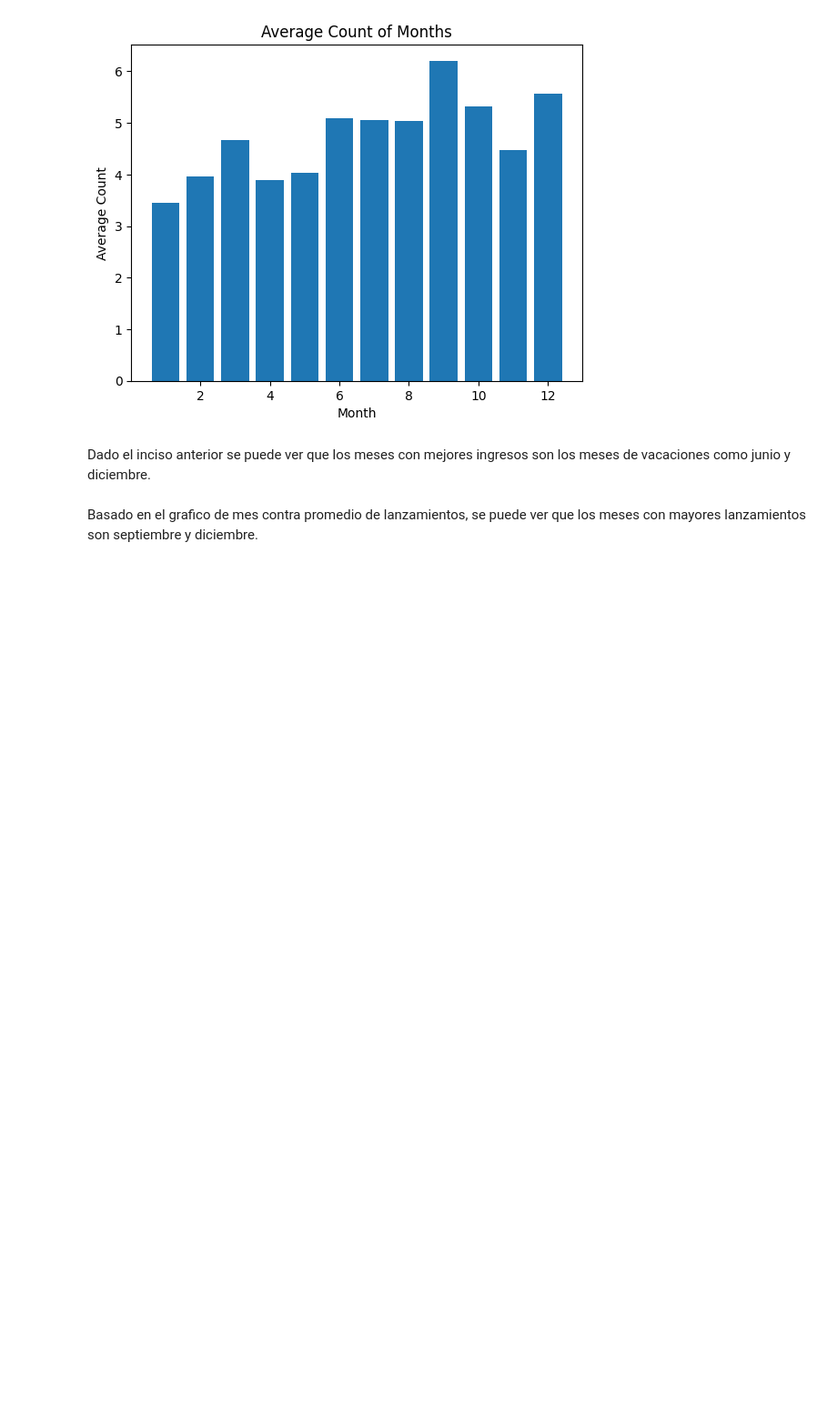
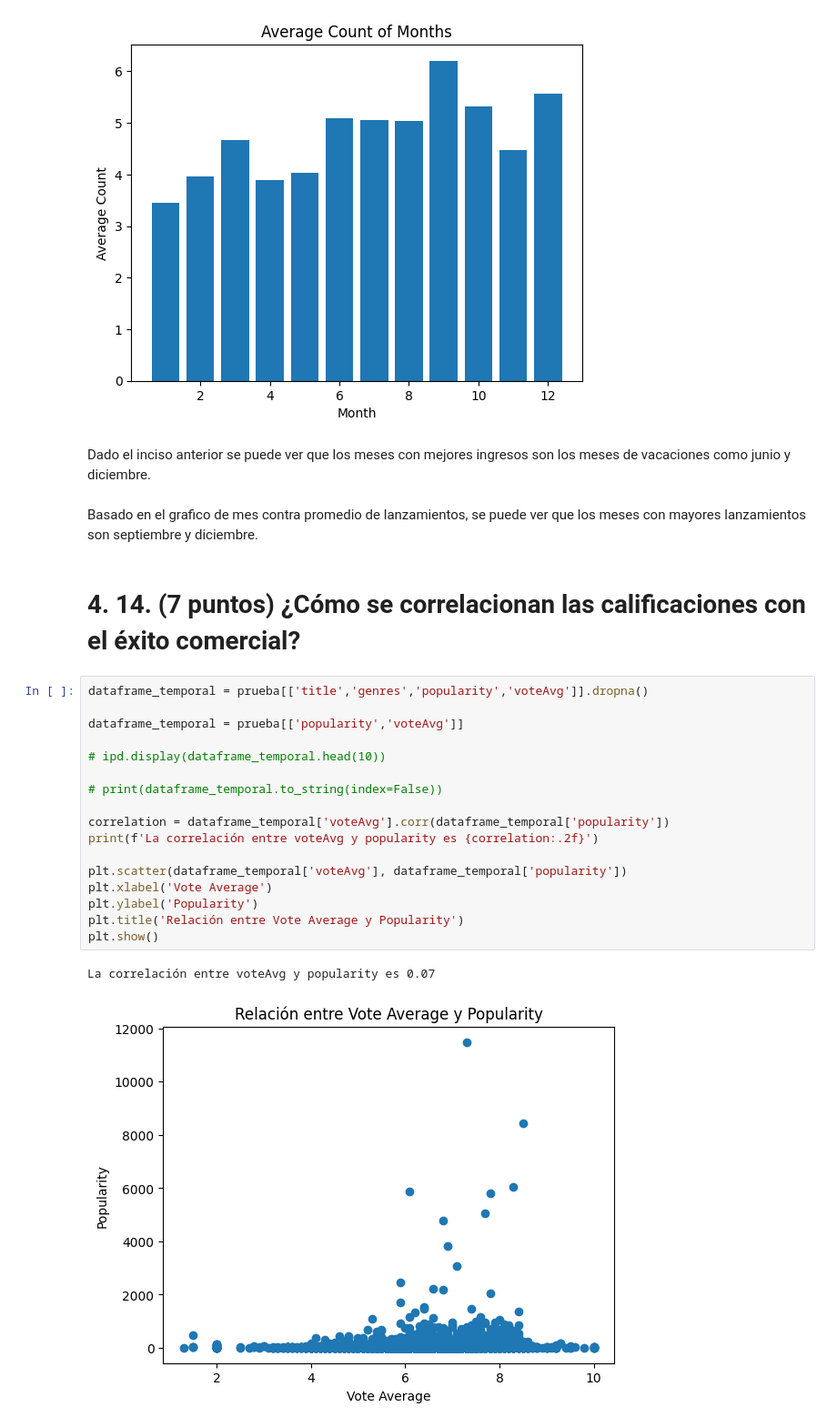
Before and after one commit to her20053/Mineria-de-datos, a Jupyter notebook: HT1 Analisis Exploratorio/HT1.ipynb, the cells around one changed output. Shown: that part at 91% size. Cells and saved outputs as stored; diff of their text form; blank space fills up the shorter version.

```diff
--- a/HT1 Analisis Exploratorio/HT1.ipynb
+++ b/HT1 Analisis Exploratorio/HT1.ipynb
@@ -519,3 +520,25 @@ plt.show()
 Dado el inciso anterior se puede ver que los meses con mejores ingresos son los meses de vacaciones como junio y diciembre.
 # %% [markdown]
 Basado en el grafico de mes contra promedio de lanzamientos, se puede ver que los meses con mayores lanzamientos son septiembre y diciembre.
+# %% [markdown]
+# 4. 14. (7 puntos) ¿Cómo se correlacionan las calificaciones con el éxito comercial?
+# %%
+dataframe_temporal = prueba[['title','genres','popularity','voteAvg']].dropna()
+
+dataframe_temporal = prueba[['popularity','voteAvg']]
+
+# ipd.display(dataframe_temporal.head(10))
+
+# print(dataframe_temporal.to_string(index=False))
+
+correlation = dataframe_temporal['voteAvg'].corr(dataframe_temporal['popularity'])
+print(f'La correlación entre voteAvg y popularity es {correlation:.2f}')
+
+plt.scatter(dataframe_temporal['voteAvg'], dataframe_temporal['popularity'])
+plt.xlabel('Vote Average')
+plt.ylabel('Popularity')
+plt.title('Relación entre Vote Average y Popularity')
+plt.show()
+# %% [output]
+La correlación entre voteAvg y popularity es 0.07
+[figure, added]
```
Also changed, not shown: parts of 6 cells of this notebook, 1 other file.
